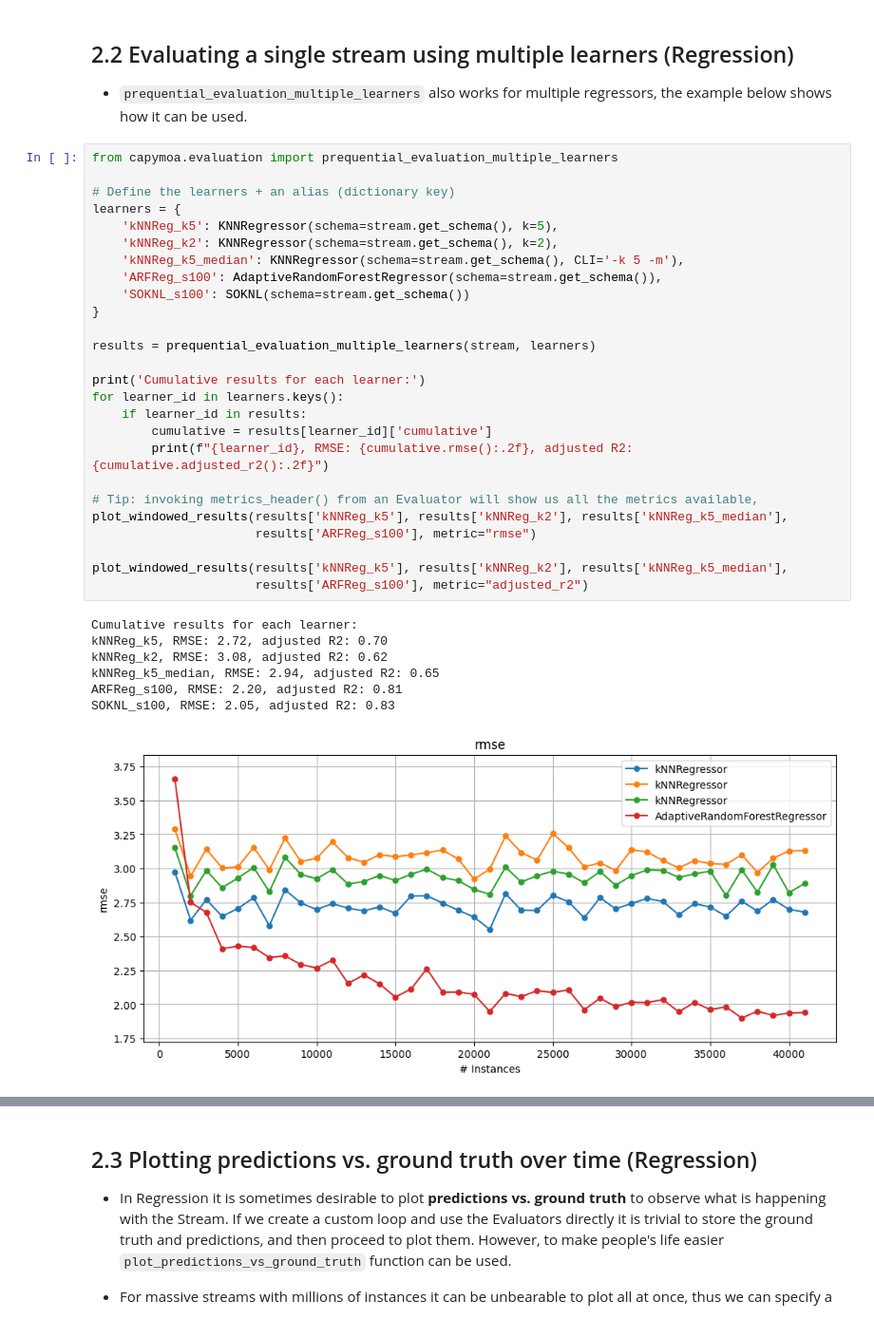
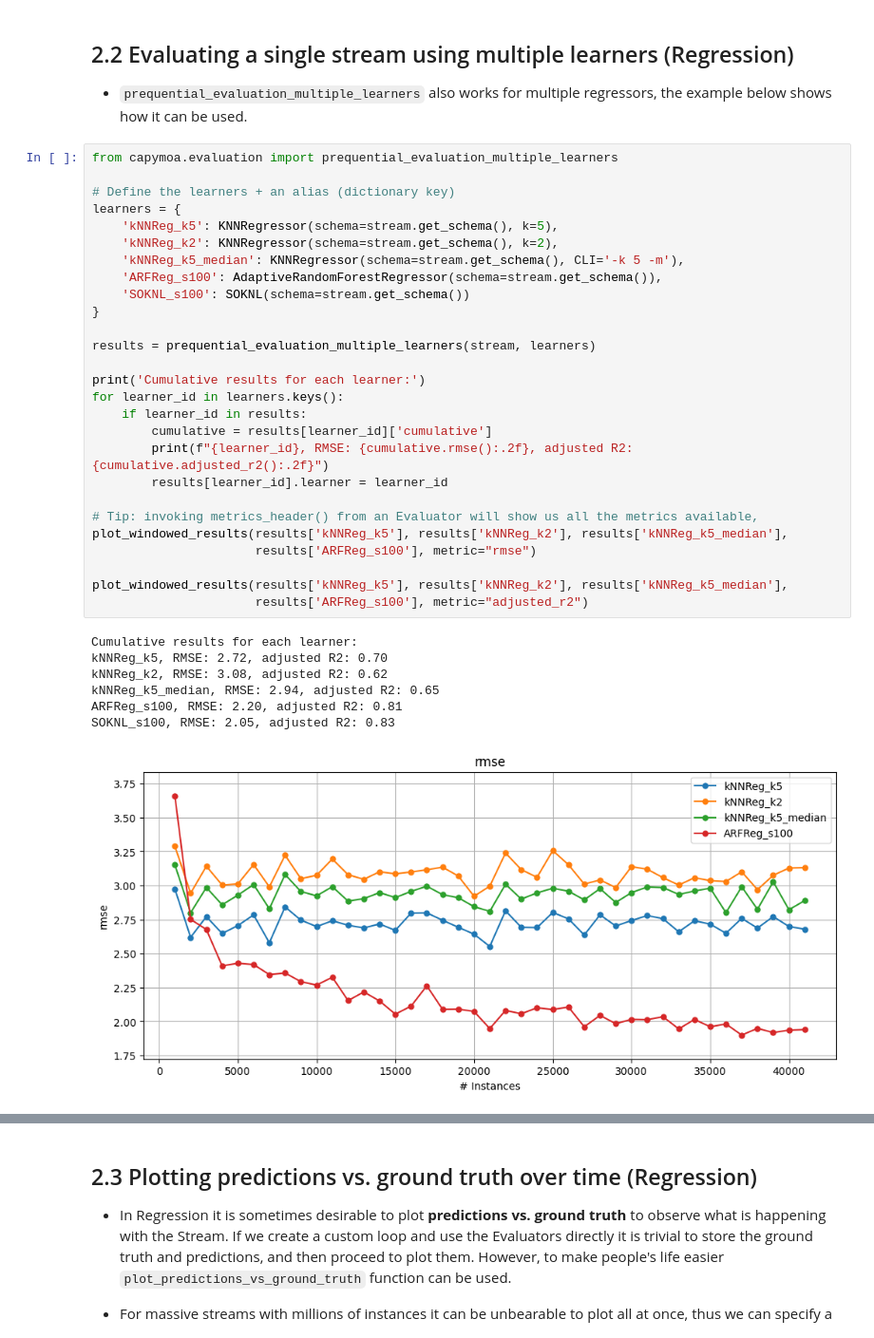
Before and after one commit to nuwangunasekara/ijcai2024, a Jupyter notebook: Notebooks/IJCAI_2024_supervised.ipynb, the cells around one changed output, grey strips where cells are left out. Shown at 95% size. Cells and saved outputs as stored; diff of their text form.

```diff
--- a/Notebooks/IJCAI_2024_supervised.ipynb
+++ b/Notebooks/IJCAI_2024_supervised.ipynb
@@ -169,31 +169,32 @@ from capymoa.evaluation import prequential_evaluation_multiple_learners
 # Define the learners + an alias (dictionary key)
 learners = {
     'kNNReg_k5': KNNRegressor(schema=stream.get_schema(), k=5),
     'kNNReg_k2': KNNRegressor(schema=stream.get_schema(), k=2),
     'kNNReg_k5_median': KNNRegressor(schema=stream.get_schema(), CLI='-k 5 -m'),
     'ARFReg_s100': AdaptiveRandomForestRegressor(schema=stream.get_schema()),
     'SOKNL_s100': SOKNL(schema=stream.get_schema())
 }
 
 results = prequential_evaluation_multiple_learners(stream, learners)
 
 print('Cumulative results for each learner:')
 for learner_id in learners.keys():
     if learner_id in results:
         cumulative = results[learner_id]['cumulative']
         print(f"{learner_id}, RMSE: {cumulative.rmse():.2f}, adjusted R2: {cumulative.adjusted_r2():.2f}")
+        results[learner_id].learner = learner_id
 
 # Tip: invoking metrics_header() from an Evaluator will show us all the metrics available,
 plot_windowed_results(results['kNNReg_k5'], results['kNNReg_k2'], results['kNNReg_k5_median'],
                       results['ARFReg_s100'], metric="rmse")
 
 plot_windowed_results(results['kNNReg_k5'], results['kNNReg_k2'], results['kNNReg_k5_median'],
                       results['ARFReg_s100'], metric="adjusted_r2")
 # %% [output]
 Cumulative results for each learner:
 kNNReg_k5, RMSE: 2.72, adjusted R2: 0.70
 kNNReg_k2, RMSE: 3.08, adjusted R2: 0.62
 kNNReg_k5_median, RMSE: 2.94, adjusted R2: 0.65
 ARFReg_s100, RMSE: 2.20, adjusted R2: 0.81
 SOKNL_s100, RMSE: 2.05, adjusted R2: 0.83
-[figure, old version]
+[figure, new version]
```
Also changed, not shown: parts of 5 cells of this notebook, 8 other files.
